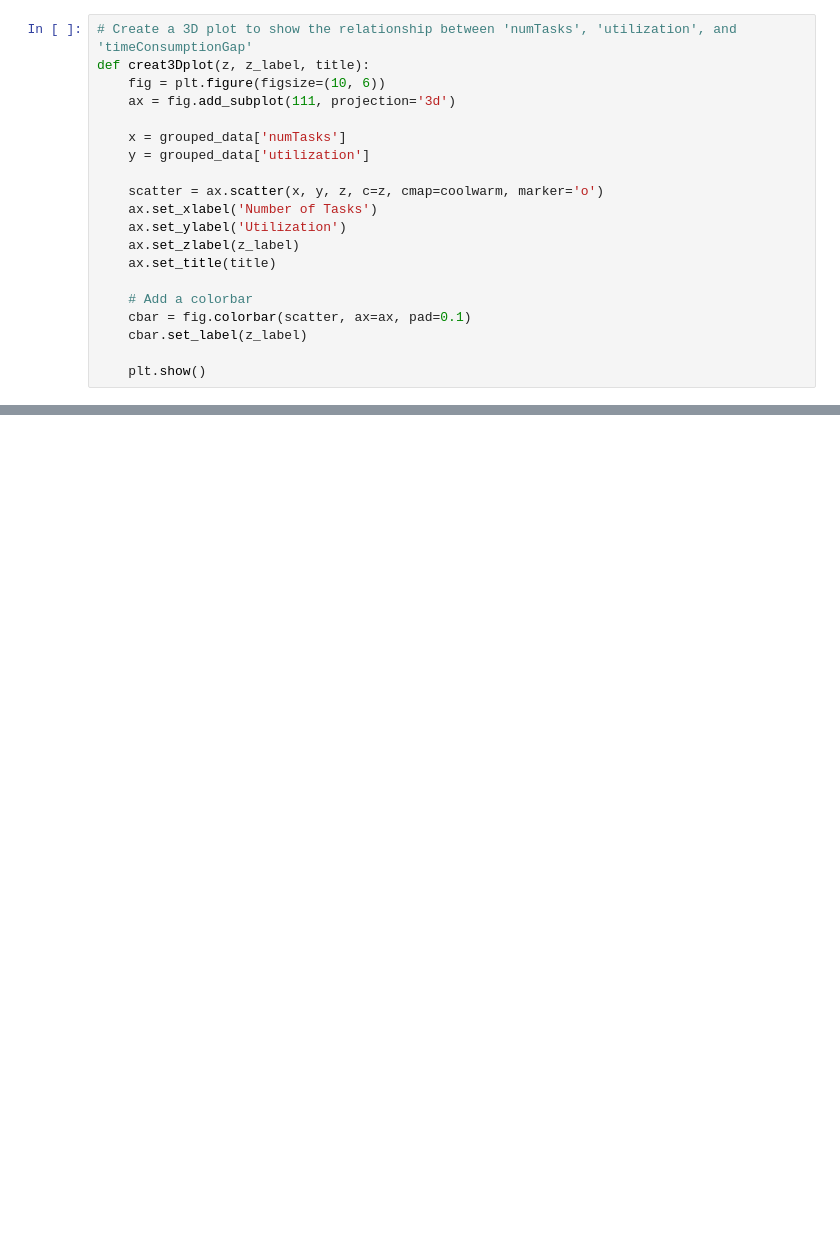
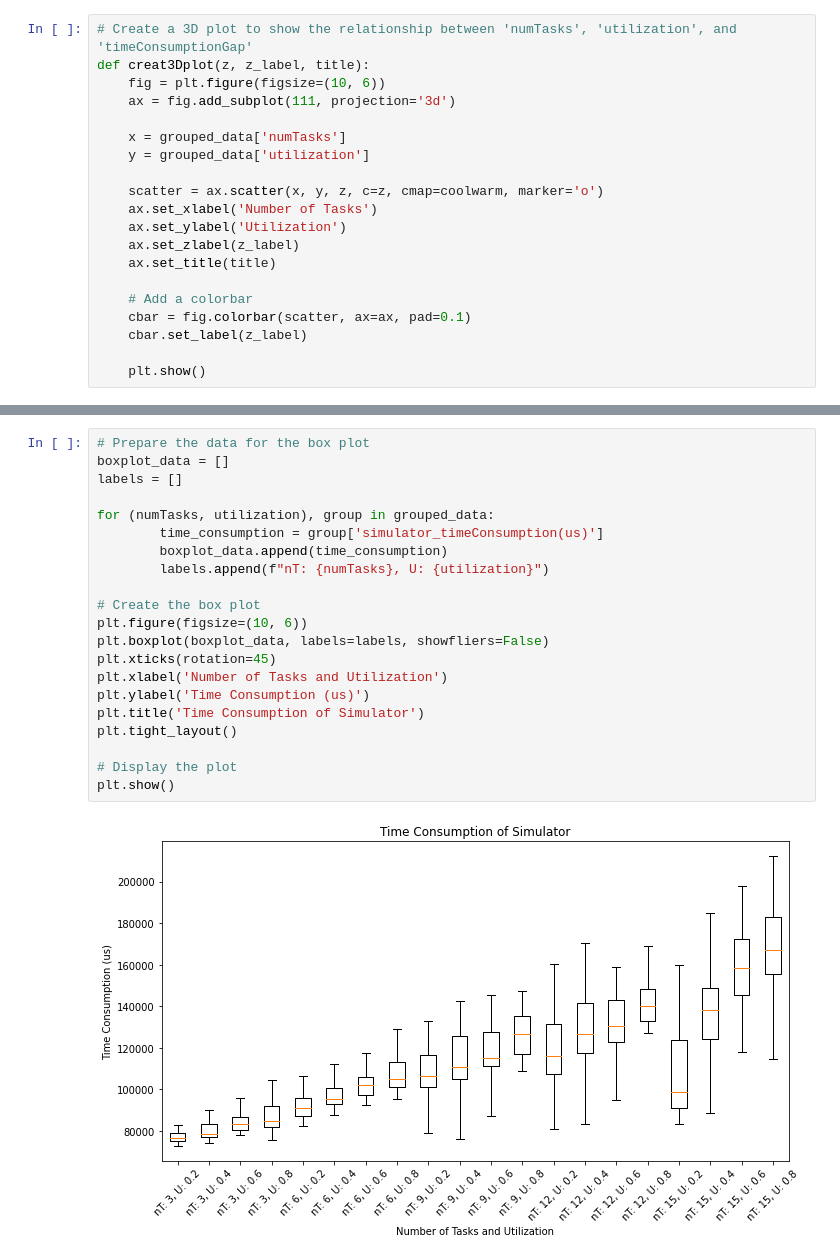
Before and after one commit to YoonKyonghwan/CFS_WCRT_Analysis, a Jupyter notebook: script/analysis/time_complexity.ipynb, the cells around one changed output, grey strips where cells are left out. Cells and saved outputs as stored; diff of their text form; blank space fills up the shorter version.

```diff
--- a/script/analysis/time_complexity.ipynb
+++ b/script/analysis/time_complexity.ipynb
@@ -135,0 +169,23 @@ plt.show()
+# %%
+# Prepare the data for the box plot
+boxplot_data = []
+labels = []
+
+for (numTasks, utilization), group in grouped_data:
+        time_consumption = group['simulator_timeConsumption(us)']
+        boxplot_data.append(time_consumption)
+        labels.append(f"nT: {numTasks}, U: {utilization}")
+
+# Create the box plot
+plt.figure(figsize=(10, 6))
+plt.boxplot(boxplot_data, labels=labels, showfliers=False)
+plt.xticks(rotation=45)
+plt.xlabel('Number of Tasks and Utilization')
+plt.ylabel('Time Consumption (us)')
+plt.title('Time Consumption of Simulator')
+plt.tight_layout()
+
+# Display the plot
+plt.show()
+# %% [output]
+[figure, added]
```
Also changed, not shown: parts of 6 cells of this notebook, 9 other files.
